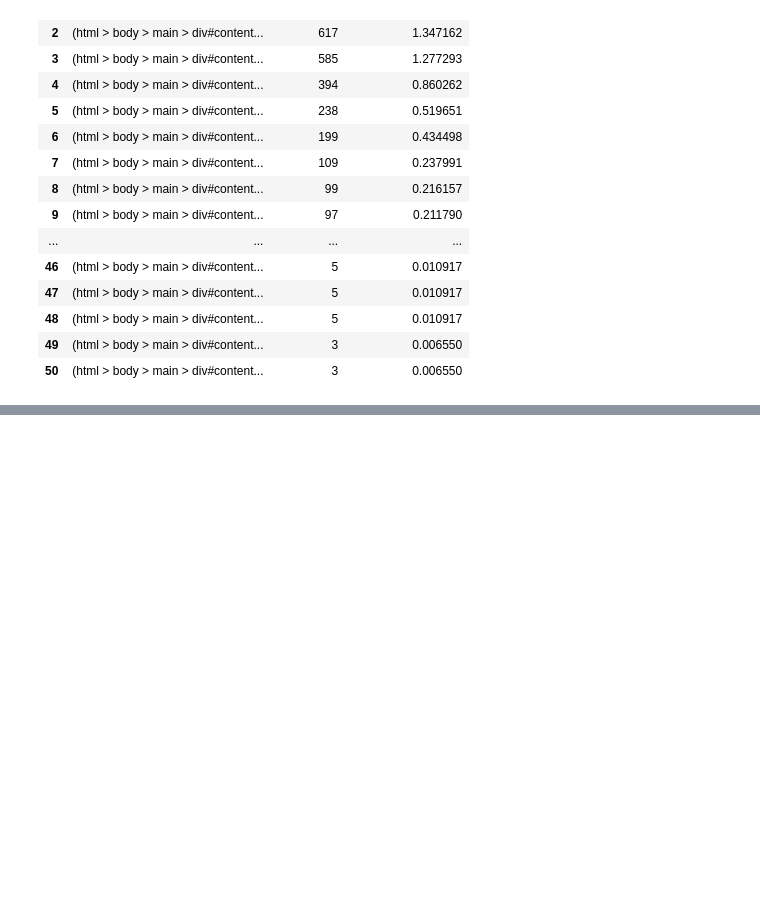
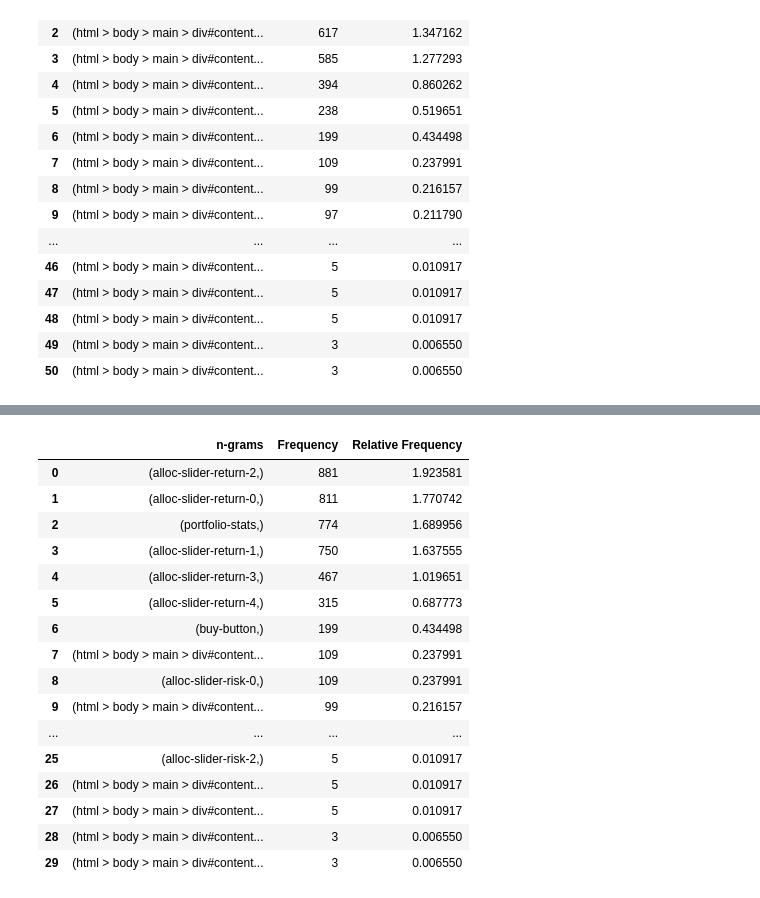
Before and after one commit to DJSaunders1997/Masters-Project, a Jupyter notebook: Work-Overview.ipynb, the cells around one changed output, grey strips where cells are left out. Saved outputs shown, nothing was run; the diff lists cells and outputs as text; code cells hidden in the pictures; blank space fills up the shorter version.

```diff
--- a/Work-Overview.ipynb
+++ b/Work-Overview.ipynb
@@ -687,0 +741,21 @@ calculate_ngrams(df_turk, 1)
+# %%
+test_unigrams = calculate_ngrams(test_df, 1)
+test_unigrams
+# %% [output]
+|  | n-grams | Frequency | Relative Frequency |
+| 0 | (alloc-slider-return-2,) | 881 | 1.923581 |
+| 1 | (alloc-slider-return-0,) | 811 | 1.770742 |
+| 2 | (portfolio-stats,) | 774 | 1.689956 |
+| 3 | (alloc-slider-return-1,) | 750 | 1.637555 |
+| 4 | (alloc-slider-return-3,) | 467 | 1.019651 |
+| 5 | (alloc-slider-return-4,) | 315 | 0.687773 |
+| 6 | (buy-button,) | 199 | 0.434498 |
+| 7 | (html > body > main > div#content... | 109 | 0.237991 |
+| 8 | (alloc-slider-risk-0,) | 109 | 0.237991 |
+| 9 | (html > body > main > div#content... | 99 | 0.216157 |
+| ... | ... | ... | ... |
+| 25 | (alloc-slider-risk-2,) | 5 | 0.010917 |
+| 26 | (html > body > main > div#content... | 5 | 0.010917 |
+| 27 | (html > body > main > div#content... | 5 | 0.010917 |
+| 28 | (html > body > main > div#content... | 3 | 0.006550 |
+| 29 | (html > body > main > div#content... | 3 | 0.006550 |
```
Also changed, not shown: parts of 5 cells of this notebook.
